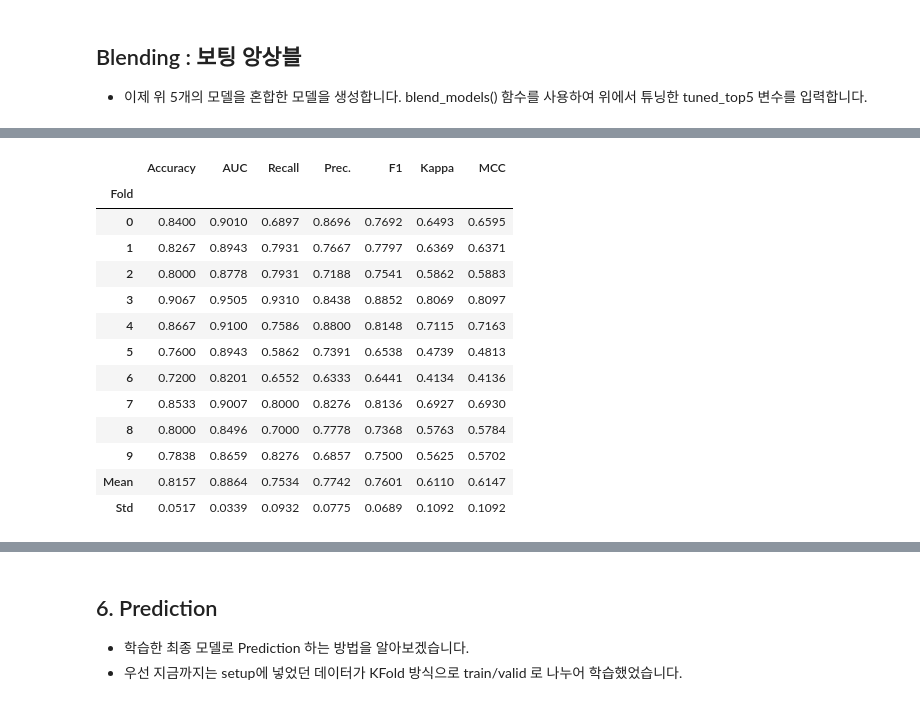
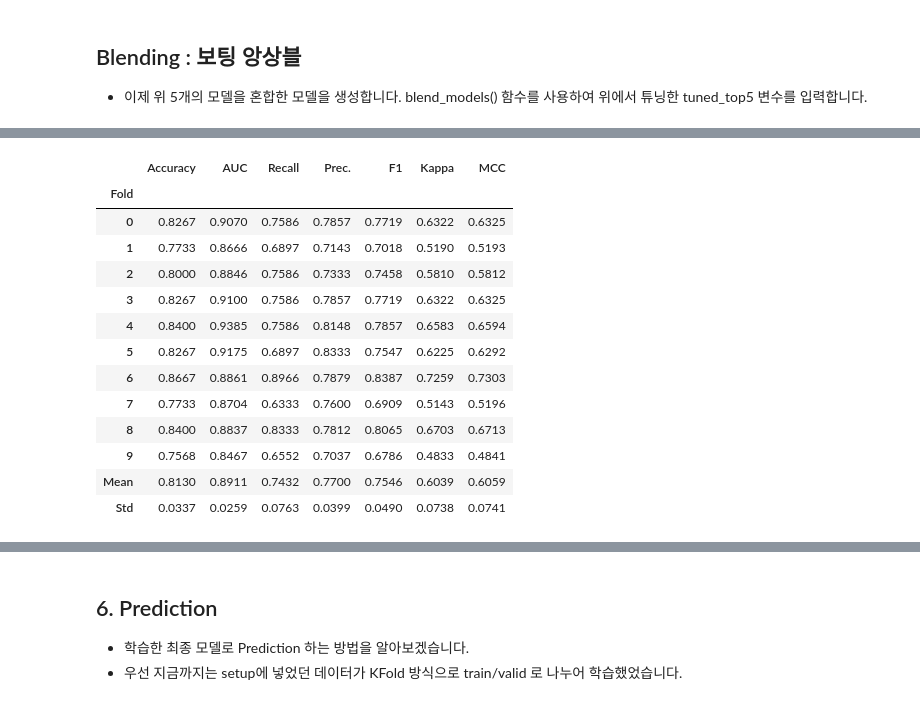
Before and after one commit to zerosum99/nhfire_lecture, a Jupyter notebook: nhfire_pycaret/데이터분석_1교시_2_파이캐럿_처리기준.ipynb, the cells around one changed output, grey strips where cells are left out. Cells and saved outputs as stored; diff of their text form; code cells hidden in the pictures.

```diff
--- a/nhfire_pycaret/데이터분석_1교시_2_파이캐럿_처리기준.ipynb
+++ b/nhfire_pycaret/데이터분석_1교시_2_파이캐럿_처리기준.ipynb
@@ -359,23 +270,23 @@ tuned_top5
 
 - 이제 위 5개의 모델을 혼합한 모델을 생성합니다. blend_models() 함수를 사용하여 위에서 튜닝한 tuned_top5 변수를 입력합니다.
 # %%
-blender_tuned_top4 = blend_models(estimator_list=tuned_top5)
+blender_tuned_top4 = blend_models(estimator_list=top5)
 # %% [output]
 [interactive output not drawn]
 |  | Accuracy | AUC | Recall | Prec. | F1 | Kappa | MCC |
 | Fold |  |  |  |  |  |  |  |
-| 0 | 0.8400 | 0.9010 | 0.6897 | 0.8696 | 0.7692 | 0.6493 | 0.6595 |
-| 1 | 0.8267 | 0.8943 | 0.7931 | 0.7667 | 0.7797 | 0.6369 | 0.6371 |
-| 2 | 0.8000 | 0.8778 | 0.7931 | 0.7188 | 0.7541 | 0.5862 | 0.5883 |
-| 3 | 0.9067 | 0.9505 | 0.9310 | 0.8438 | 0.8852 | 0.8069 | 0.8097 |
-| 4 | 0.8667 | 0.9100 | 0.7586 | 0.8800 | 0.8148 | 0.7115 | 0.7163 |
-| 5 | 0.7600 | 0.8943 | 0.5862 | 0.7391 | 0.6538 | 0.4739 | 0.4813 |
-| 6 | 0.7200 | 0.8201 | 0.6552 | 0.6333 | 0.6441 | 0.4134 | 0.4136 |
-| 7 | 0.8533 | 0.9007 | 0.8000 | 0.8276 | 0.8136 | 0.6927 | 0.6930 |
-| 8 | 0.8000 | 0.8496 | 0.7000 | 0.7778 | 0.7368 | 0.5763 | 0.5784 |
-| 9 | 0.7838 | 0.8659 | 0.8276 | 0.6857 | 0.7500 | 0.5625 | 0.5702 |
-| Mean | 0.8157 | 0.8864 | 0.7534 | 0.7742 | 0.7601 | 0.6110 | 0.6147 |
-| Std | 0.0517 | 0.0339 | 0.0932 | 0.0775 | 0.0689 | 0.1092 | 0.1092 |
+| 0 | 0.8267 | 0.9070 | 0.7586 | 0.7857 | 0.7719 | 0.6322 | 0.6325 |
+| 1 | 0.7733 | 0.8666 | 0.6897 | 0.7143 | 0.7018 | 0.5190 | 0.5193 |
+| 2 | 0.8000 | 0.8846 | 0.7586 | 0.7333 | 0.7458 | 0.5810 | 0.5812 |
+| 3 | 0.8267 | 0.9100 | 0.7586 | 0.7857 | 0.7719 | 0.6322 | 0.6325 |
+| 4 | 0.8400 | 0.9385 | 0.7586 | 0.8148 | 0.7857 | 0.6583 | 0.6594 |
+| 5 | 0.8267 | 0.9175 | 0.6897 | 0.8333 | 0.7547 | 0.6225 | 0.6292 |
+| 6 | 0.8667 | 0.8861 | 0.8966 | 0.7879 | 0.8387 | 0.7259 | 0.7303 |
+| 7 | 0.7733 | 0.8704 | 0.6333 | 0.7600 | 0.6909 | 0.5143 | 0.5196 |
+| 8 | 0.8400 | 0.8837 | 0.8333 | 0.7812 | 0.8065 | 0.6703 | 0.6713 |
+| 9 | 0.7568 | 0.8467 | 0.6552 | 0.7037 | 0.6786 | 0.4833 | 0.4841 |
+| Mean | 0.8130 | 0.8911 | 0.7432 | 0.7700 | 0.7546 | 0.6039 | 0.6059 |
+| Std | 0.0337 | 0.0259 | 0.0763 | 0.0399 | 0.0490 | 0.0738 | 0.0741 |
 [interactive output not drawn]
 # %%
 blender_top5 = blend_models(estimator_list=top5)
```
Also changed, not shown: parts of 23 cells of this notebook, 6 other files.
